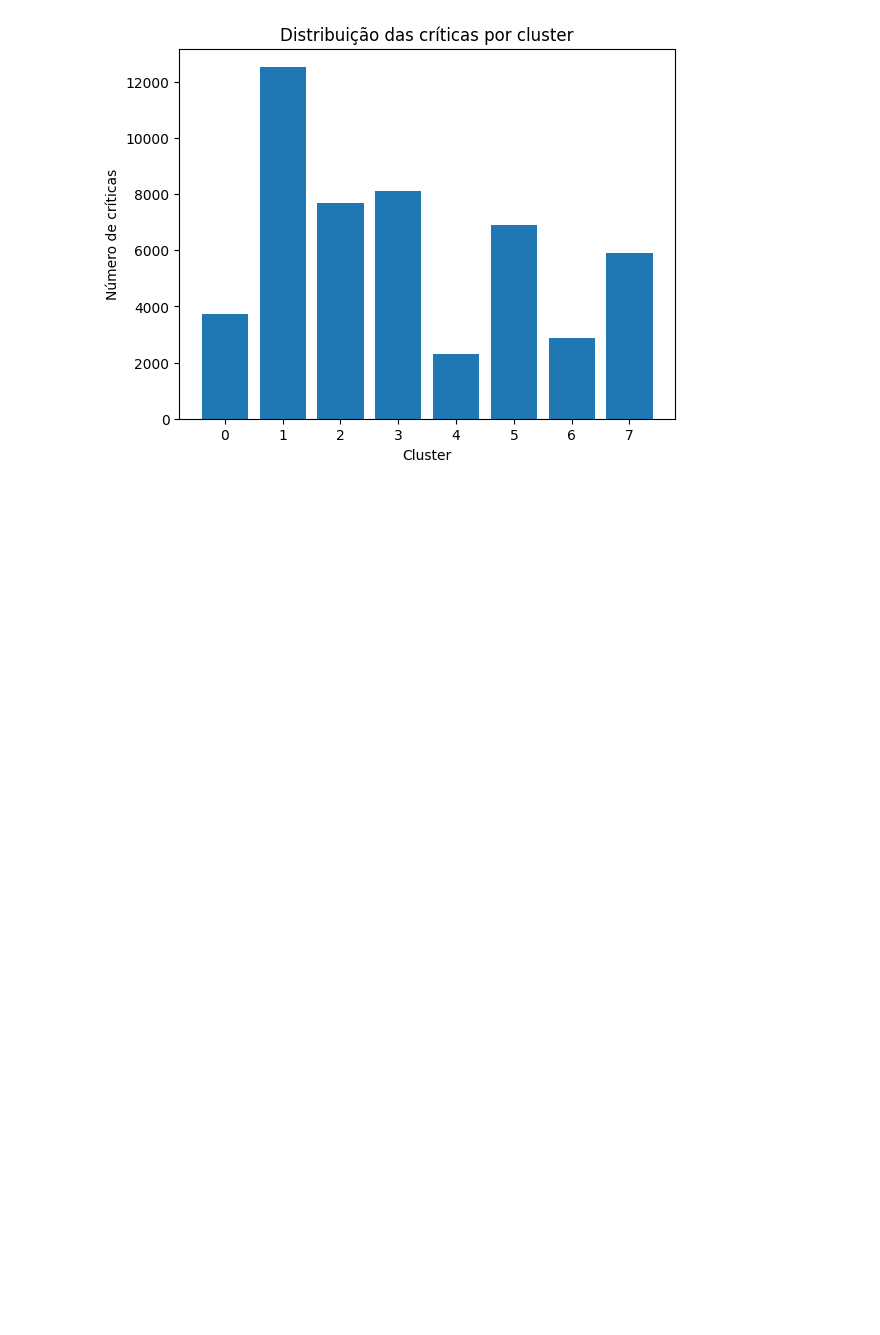
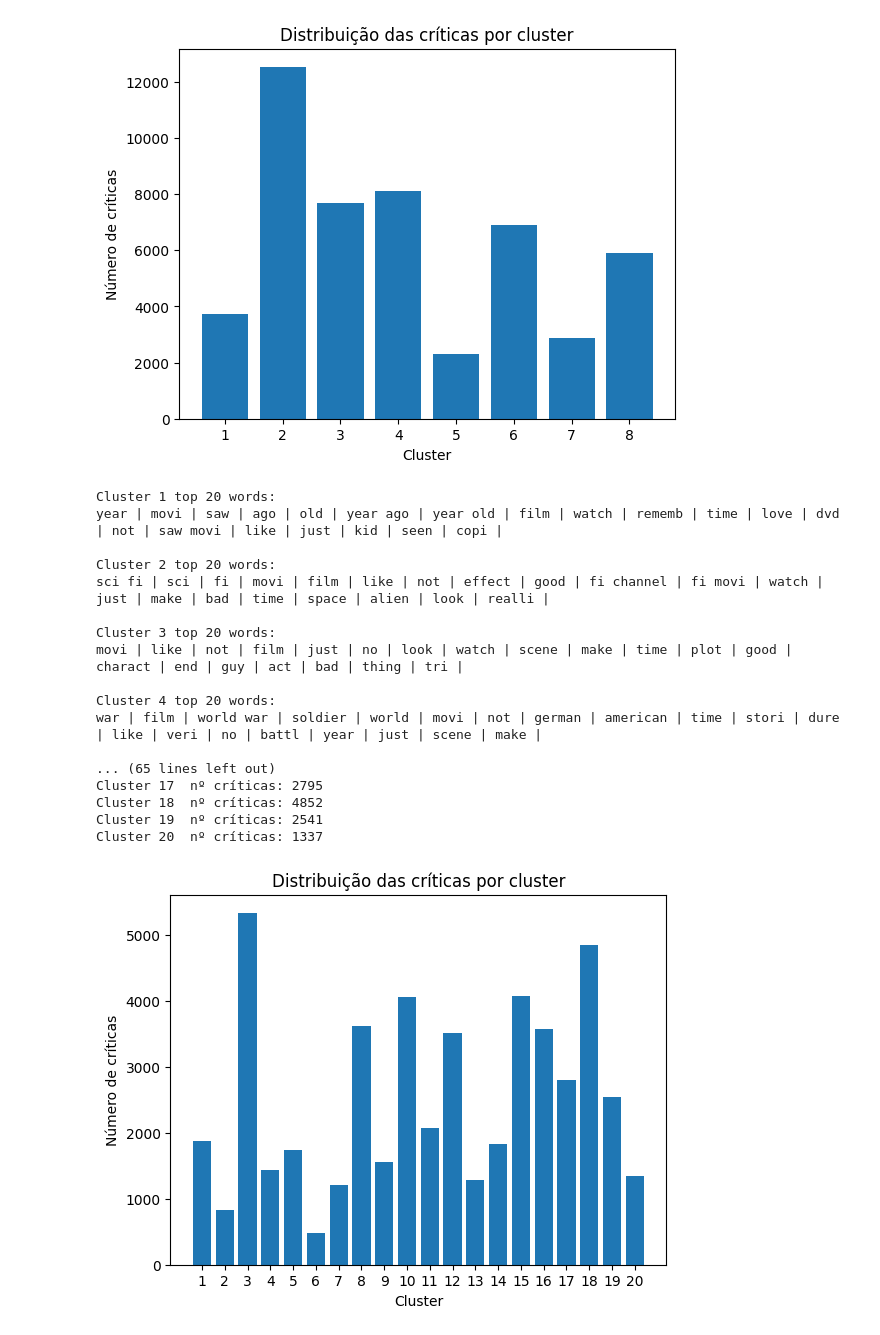
Before and after one commit to TeeVee304/A48630A51038A51811TP2, a Jupyter notebook: main.ipynb, the cells around one changed output. Drawn from its saved outputs; the diff is of its cells as text; code cells hidden in the pictures; blank space fills up the shorter version.

```diff
--- a/main.ipynb
+++ b/main.ipynb
@@ -92,11 +92,11 @@ def cluster_metrics(data, clusters, sample_size=2000):
     for i in range(len(unique)):
         print(f"Cluster {unique[i]+1}  nº críticas: {counts[i]}")
 
-    plt.bar(unique, counts)
+    plt.bar(unique+1, counts)
     plt.xlabel("Cluster")
     plt.ylabel("Número de críticas")
     plt.title("Distribuição das críticas por cluster")
-    plt.xticks(unique)
+    plt.xticks(unique+1)
     plt.show()
 # %% [markdown]
 This dataset contains movie reviews along with their associated binary sentiment polarity labels. It is intended to serve as a benchmark for sentiment classification. This document outlines how the dataset was gathered, and how to use the files provided.
@@ -599,3 +569,28 @@ Cluster 6  nº críticas: 6901
 Cluster 7  nº críticas: 2864
 Cluster 8  nº críticas: 5892
 [figure]
+# %%
+km20clusters = KMeans(n_clusters=20, random_state=42, n_init=10)
+km20cLabels = km20clusters.fit_predict(X)
+# %%
+cluster_top_words(tfidfVector,km20clusters,20)
+cluster_metrics(X,km20cLabels)
+# %% [output]
+Cluster 1 top 20 words:
+year | movi | saw | ago | old | year ago | year old | film | watch | rememb | time | love | dvd | not | saw movi | like | just | kid | seen | copi |
+
+Cluster 2 top 20 words:
+sci fi | sci | fi | movi | film | like | not | effect | good | fi channel | fi movi | watch | just | make | bad | time | space | alien | look | realli |
+
+Cluster 3 top 20 words:
+movi | like | not | film | just | no | look | watch | scene | make | time | plot | good | charact | end | guy | act | bad | thing | tri |
+
+Cluster 4 top 20 words:
+war | film | world war | soldier | world | movi | not | german | american | time | stori | dure | like | veri | no | battl | year | just | scene | make |
+
+... (65 lines left out)
+Cluster 17  nº críticas: 2795
+Cluster 18  nº críticas: 4852
+Cluster 19  nº críticas: 2541
+Cluster 20  nº críticas: 1337
+[figure, added]
```
Also changed, not shown: parts of 15 cells of this notebook.
